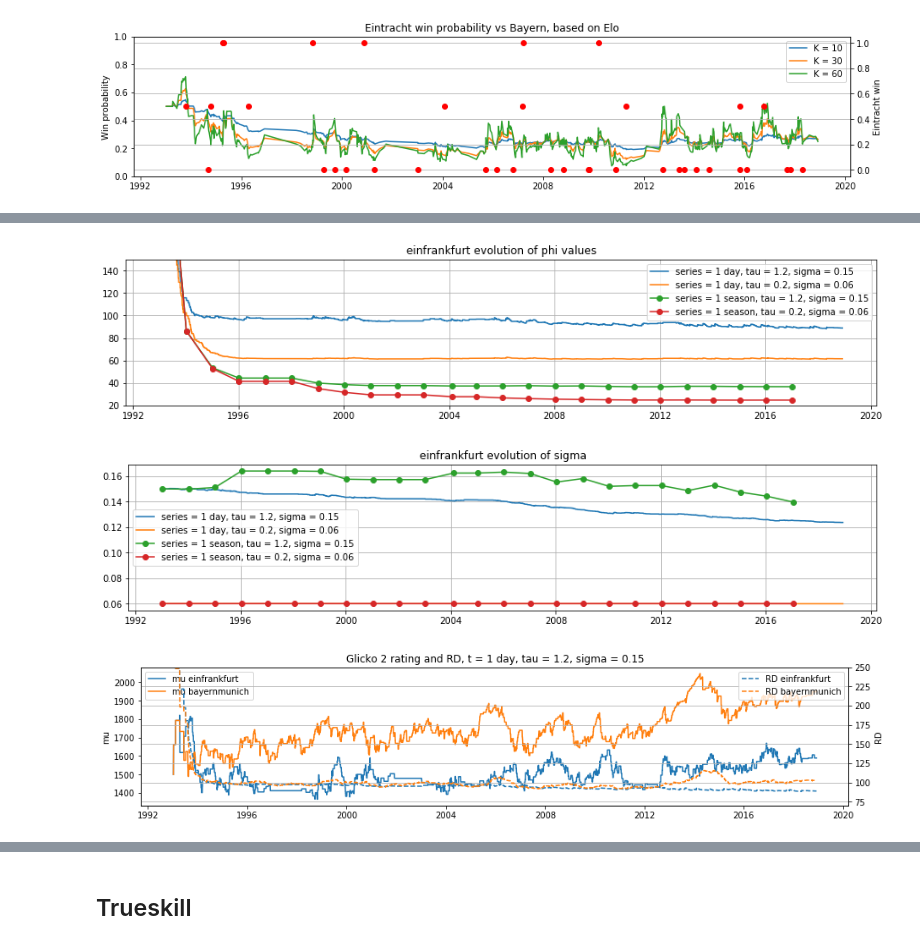
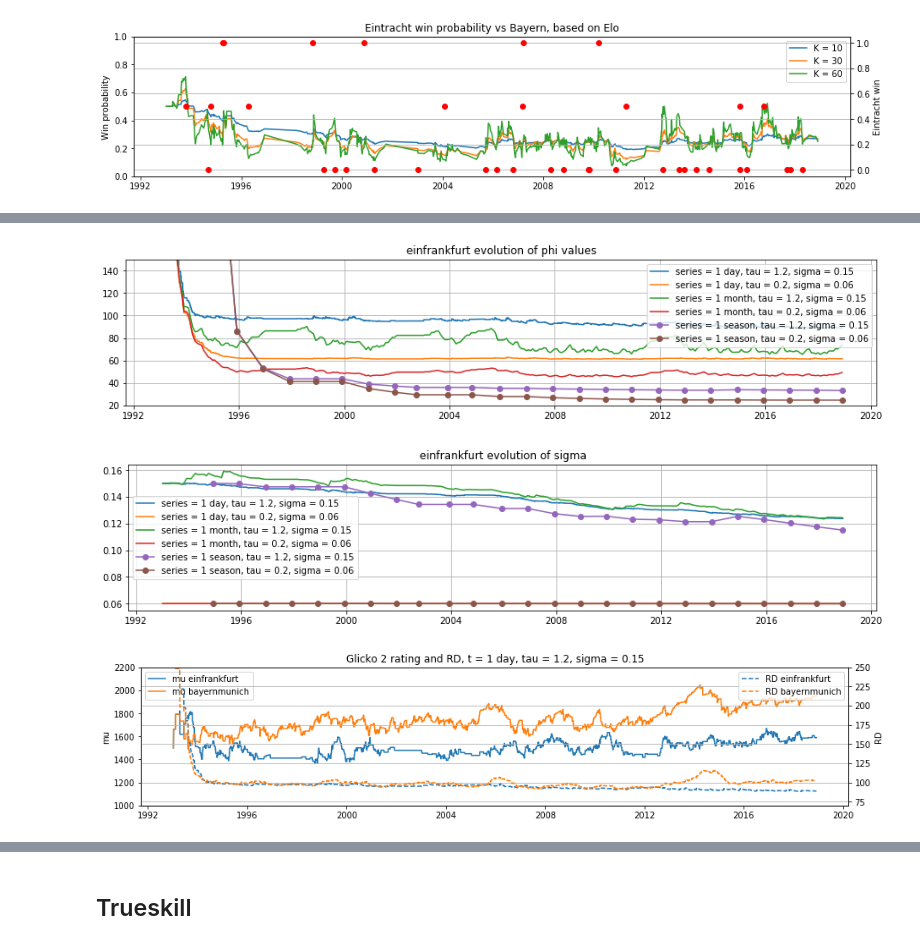
Before and after one commit to drdarina/ratings_talk, a Jupyter notebook: bundesliga_data_ratings.ipynb, the cells around one changed output, grey strips where cells are left out. Drawn from its saved outputs; the diff is of its cells as text; code cells hidden in the pictures.

```diff
--- a/bundesliga_data_ratings.ipynb
+++ b/bundesliga_data_ratings.ipynb
@@ -129,16 +133,15 @@ for team in teams:
     elo_60_ratings[team].append(Elo_60.create_rating())
 # %%
 # go through the dataframe row by row and update the rating dictionaries
+# this is not the most efficient way to work with a data frame and therefore takes forever
+for K in [10, 30, 60]:
+    bl['elo_{}_home'.format(K)] = 0
+    bl['elo_{}_away'.format(K)] = 0
 for idx, row in bl.iterrows():
-    winner_is_home, draw = get_matchup(row)
-    if winner_is_home:
-        winner = row.HomeTeam
-        loser = row.AwayTeam
-    else:
-        winner = row.AwayTeam
-        loser = row.HomeTeam
-    for calc, source in zip([Elo_def, Elo_30, Elo_60], [elo_def_ratings, elo_30_ratings, elo_60_ratings]):
-        update_ratings(calc, source, winner, loser, draw)
+    for calc, source, K in zip([Elo_def, Elo_30, Elo_60], [elo_def_ratings, elo_30_ratings, elo_60_ratings], [10, 30, 60]):
+        bl['elo_{}_home'.format(K)] = source[row.HomeTeam][-1]
+        bl['elo_{}_away'.format(K)] = source[row.AwayTeam][-1]
+        update_ratings(calc, source, row.winner, row.loser, row.draw)
 # %%
 # create a dataframe that contains the rating of the team before the match on dates when they played
 ratings = pd.DataFrame({'date': bl.Date.unique()})
@@ -228,13 +237,14 @@ def apply_confidence_glicko(glicko_rating):
     return np.array(skill)
 # %%
 # the code below is used to calculate the glicko ratings with one day set as rating period
+# this is against the idea of glicko that 10-15 matches per team should be in the rating period
 
 match_days = set(bl.Date) # need this to allow timestamp comparison
 day_delta = datetime.timedelta(days=1)
 start_date = bl.Date.min()
 end_date = bl.Date.max() + day_delta
 
-def get_daily_ratings(calc, gl_ratings):
+def get_daily_ratings(calc, ratings):
     # since no team plays twice on the same day, we don't need to worry about series,
     # but we still need to increase uncertainty on days without matches
     # of course the entire idea of using a day as series is not in the spirit of G2
@@ -254,14 +264,14 @@ def get_daily_ratings(calc, gl_ratings):
                 else:
                     winner = row.AwayTeam
                     loser = row.HomeTeam
-                update_ratings(calc, gl_ratings, winner, loser, draw)
+                update_ratings(calc, ratings, winner, loser, draw)
             teams_not_played = [i for i in teams if i not in teams_played]
         else:
             teams_not_played = teams
         # for the teams who did not play, we only need to update their RD based on the volatility
         for team in teams_not_played:
-            rating = gl_ratings[team][-1]
+            rating = ratings[team][-1]
             phi_star = np.sqrt(rating.phi ** 2 + rating.sigma ** 2)
             new_rating = calc.create_rating(rating.mu, phi_star, rating.sigma)
-            gl_ratings[team].append(new_rating)
-    return gl_ratings, day_range
+            ratings[team].append(new_rating)
+    return ratings, day_range
@@ -268,3 +334,15 @@ def get_daily_ratings(calc, gl_ratings):
+# %%
+# calculate monthly ratings
+gm_ratings_high = defaultdict(list)
+for team in teams:
+    gm_ratings_high[team].append(Glicko_high.create_rating(mu=1500, phi=350))
+
+gm_ratings_low = defaultdict(list)
+for team in teams:
+    gm_ratings_low[team].append(Glicko_low.create_rating(mu=1500, phi=350))
+
+gm_ratings_high, _ = get_monthly_ratings(Glicko_high, gm_ratings_high)
+gm_ratings_low, month_range = get_monthly_ratings(Glicko_low, gm_ratings_low)
 # %%
 # this code is used to calculate the glicko ratings with one BL season set as rating period
 
@@ -369,6 +484,9 @@ plt.figure(figsize=(15,3))
 plt.plot(day_range, [i.phi for i in gl_ratings_high[team][:-1]], label='series = 1 day, tau = {}, sigma = {}'.format(tau_high, sigma_high))
 plt.grid()
 plt.plot(day_range, [i.phi for i in gl_ratings_low[team][:-1]], label='series = 1 day, tau = {}, sigma = {}'.format(tau_low, sigma_low))
+plt.plot(month_range, [i.phi for i in gm_ratings_high[team][:-1]], label='series = 1 month, tau = {}, sigma = {}'.format(tau_high, sigma_high))
+plt.plot(month_range, [i.phi for i in gm_ratings_low[team][:-1]], label='series = 1 month, tau = {}, sigma = {}'.format(tau_low, sigma_low))
+
 plt.plot(season_start_date, [i.phi for i in gs_ratings_high[team][:-1]], '-o', label='series = 1 season, tau = {}, sigma = {}'.format(tau_high, sigma_high))
 plt.plot(season_start_date, [i.phi for i in gs_ratings_low[team][:-1]], '-o', label='series = 1 season, tau = {}, sigma = {}'.format(tau_low, sigma_low))
 
@@ -378,7 +496,7 @@ plt.ylim(20, 150)
 plt.legend()
 _ = plt.title(team + ' evolution of phi values')
 # %% [output]
-[figure, old version]
+[figure, new version]
 # %%
 # plot season and day wide glicko sigma
 team = 'einfrankfurt'
@@ -388,33 +506,35 @@ plt.figure(figsize=(15,3))
 plt.plot(day_range, [i.sigma for i in gl_ratings_high[team][:-1]], label='series = 1 day, tau = {}, sigma = {}'.format(tau_high, sigma_high))
 plt.grid()
 plt.plot(day_range, [i.sigma for i in gl_ratings_low[team][:-1]], label='series = 1 day, tau = {}, sigma = {}'.format(tau_low, sigma_low))
+plt.plot(month_range, [i.sigma for i in gm_ratings_high[team][:-1]], label='series = 1 month, tau = {}, sigma = {}'.format(tau_high, sigma_high))
+plt.plot(month_range, [i.sigma for i in gm_ratings_low[team][:-1]], label='series = 1 month, tau = {}, sigma = {}'.format(tau_low, sigma_low))
 plt.plot(season_start_date, [i.sigma for i in gs_ratings_high[team][:-1]], '-o', label='series = 1 season, tau = {}, sigma = {}'.format(tau_high, sigma_high))
-
 plt.plot(season_start_date, [i.sigma for i in gs_ratings_low[team][:-1]], '-o', label='series = 1 season, tau = {}, sigma = {}'.format(tau_low, sigma_low))
 
 plt.legend()
 _ = plt.title(team + ' evolution of sigma')
 # %% [output]
-[figure, old version]
+[figure, new version]
 # %%
 # plot mu and rd for Bayern and Eintracht daily
 
 team = 'einfrankfurt'
 fix, ax1 = plt.subplots(figsize=(15,3))
 ax2 = ax1.twinx()
 ax1.plot(day_range, np.array([i.mu for i in gl_ratings_high[team][:-1]]), label='mu ' + team)
 ax2.plot(day_range, np.array([i.phi for i in gl_ratings_high[team][:-1]]), '--', label='RD ' + team)
 
 team = 'bayernmunich'
 ax1.plot(day_range, np.array([i.mu for i in gl_ratings_high[team][:-1]]), label='mu ' + team)
 ax2.plot(day_range, np.array([i.phi for i in gl_ratings_high[team][:-1]]), '--', label='RD ' + team)
 
 ax2.set_ylim(70,250)
+ax1.set_ylim(1000, 2200)
 ax1.legend()
 ax2.legend()
 ax2.set_ylabel('RD')
 ax1.set_ylabel('mu')
 plt.grid()
 _ = plt.title('Glicko 2 rating and RD, t = 1 day, tau = {}, sigma = {}'.format(tau_high, sigma_high))
 # %% [output]
-[figure, old version]
+[figure, new version]
```
Also changed, not shown: parts of 21 cells of this notebook.
